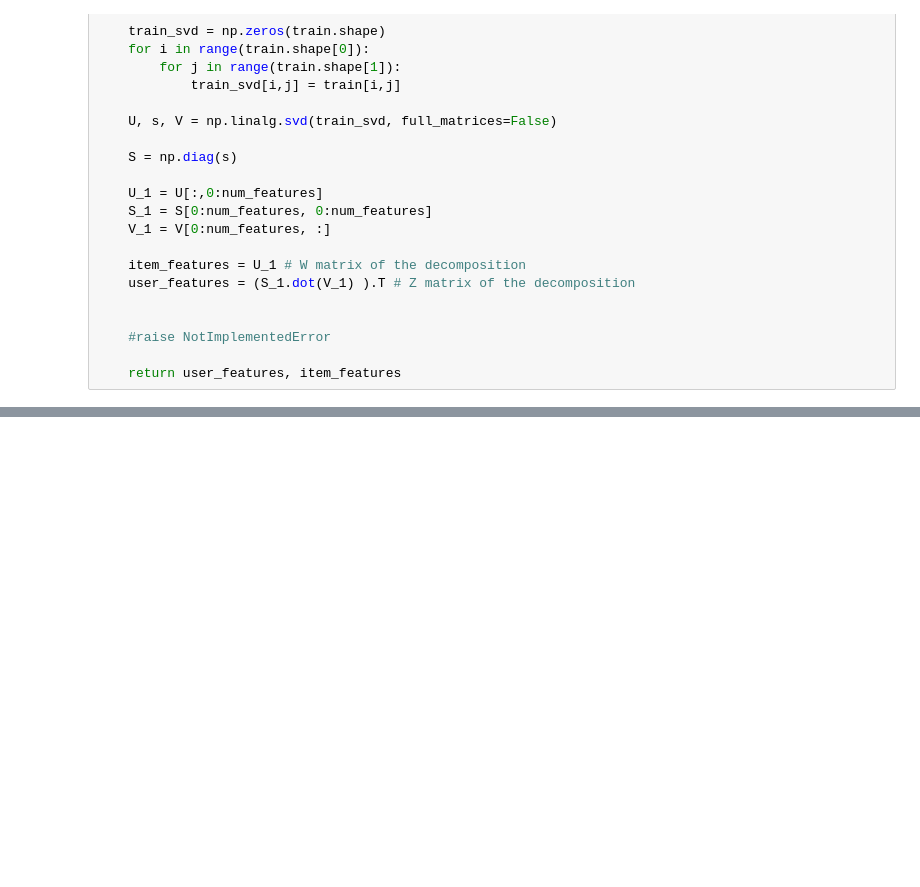
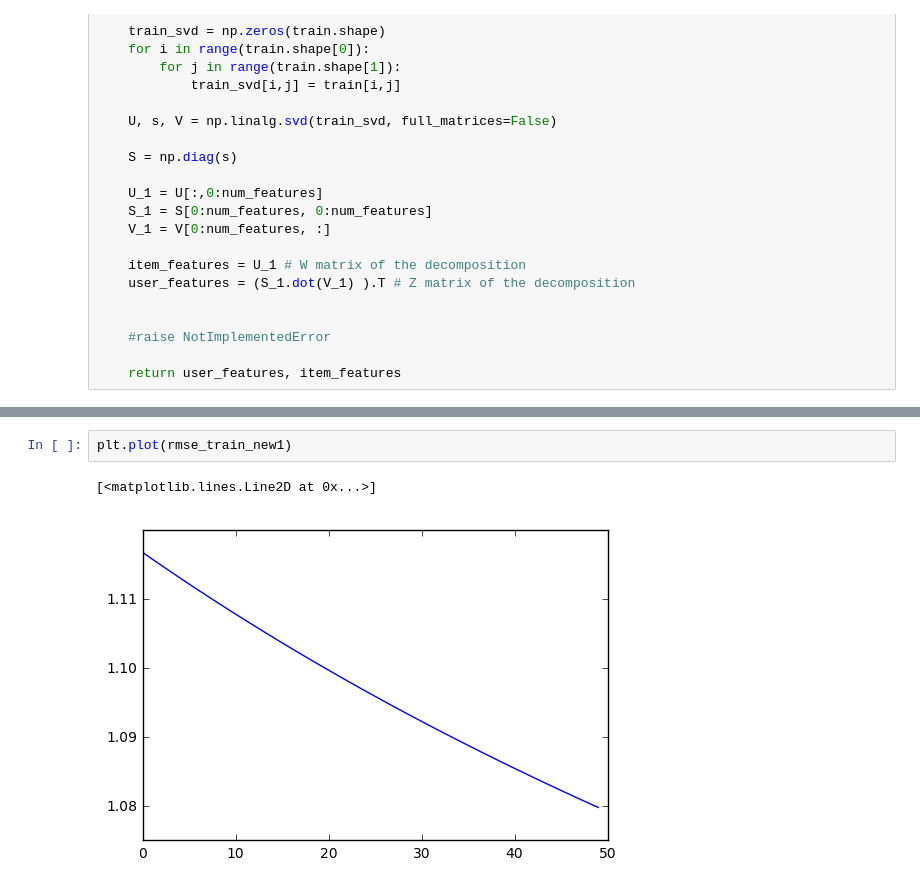
Before and after one commit to pawello3/PCML_Project_2, a Jupyter notebook: project_recommender_system/Latent_Factor_model.ipynb, the cells around one changed output, grey strips where cells are left out. Cells and saved outputs as stored; diff of their text form; blank space fills up the shorter version.

```diff
--- a/project_recommender_system/Latent_Factor_model.ipynb
+++ b/project_recommender_system/Latent_Factor_model.ipynb
@@ -156,0 +349,5 @@ plt.plot(rmse_train)
+# %%
+plt.plot(rmse_train_new1)
+# %% [output]
+[<matplotlib.lines.Line2D at 0x...>]
+[figure, added]
```
Also changed, not shown: parts of 14 cells of this notebook, 8 other files.
